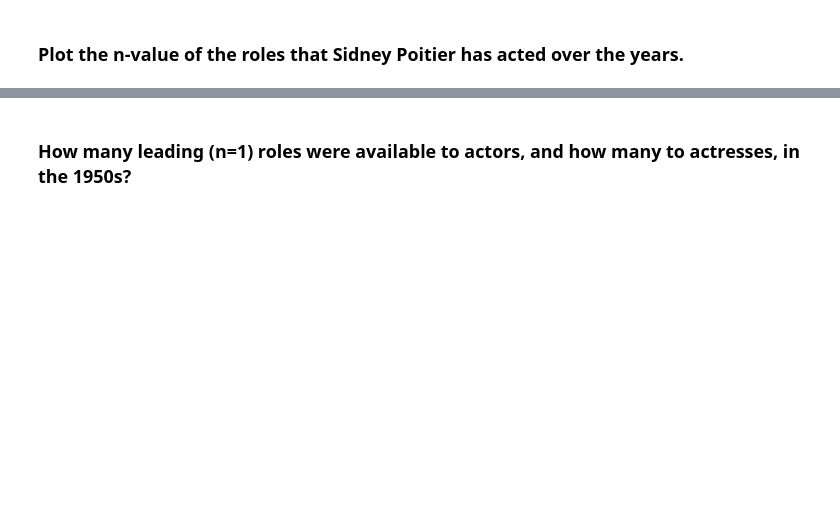
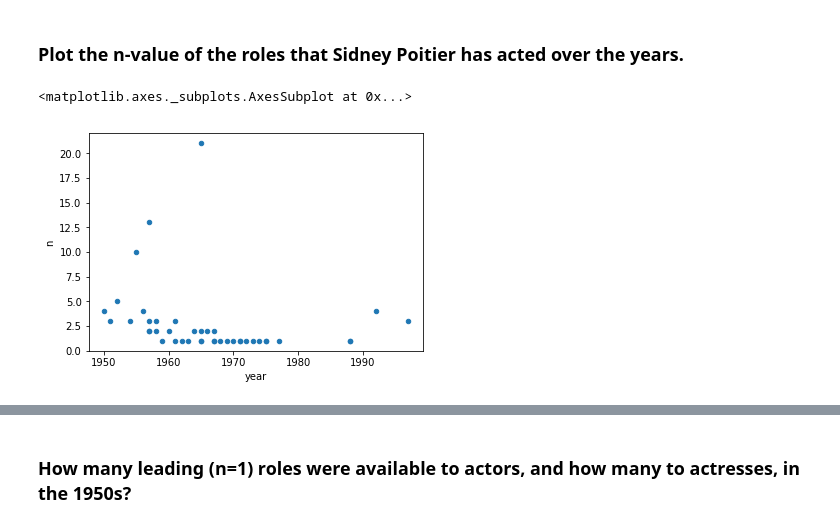
Before and after one commit to GitHubAnatta/Brandon-Rhodes-Pandas-Tutorial, a Jupyter notebook: Exercises-2.ipynb, the cells around one changed output, grey strips where cells are left out. Cells and saved outputs as stored; diff of their text form; code cells hidden in the pictures; blank space fills up the shorter version.

```diff
--- a/Exercises-2.ipynb
+++ b/Exercises-2.ipynb
@@ -255,2 +283,7 @@ cast
 # %% [markdown]
 ### Plot the n-value of the roles that Sidney Poitier has acted over the years.
+# %%
+cast[(cast.name == 'Sidney Poitier') & (cast.n.notnull())].sort_values('year').plot(x='year', y='n', kind='scatter')
+# %% [output]
+<matplotlib.axes._subplots.AxesSubplot at 0x...>
+[figure, added]
```
Also changed, not shown: parts of 16 cells of this notebook.
